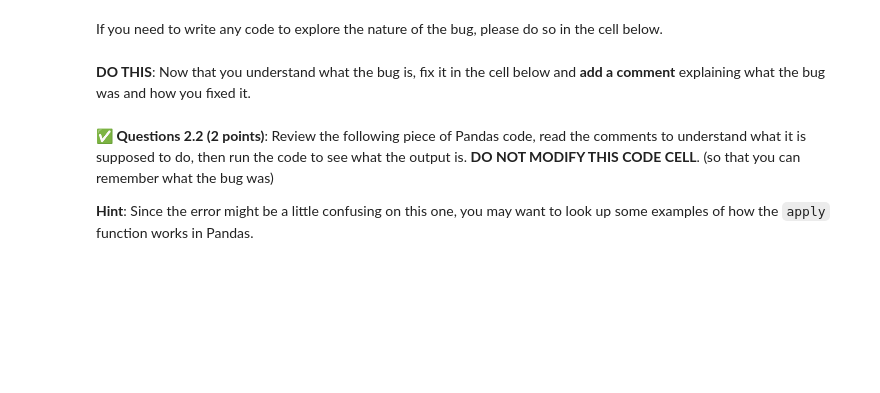
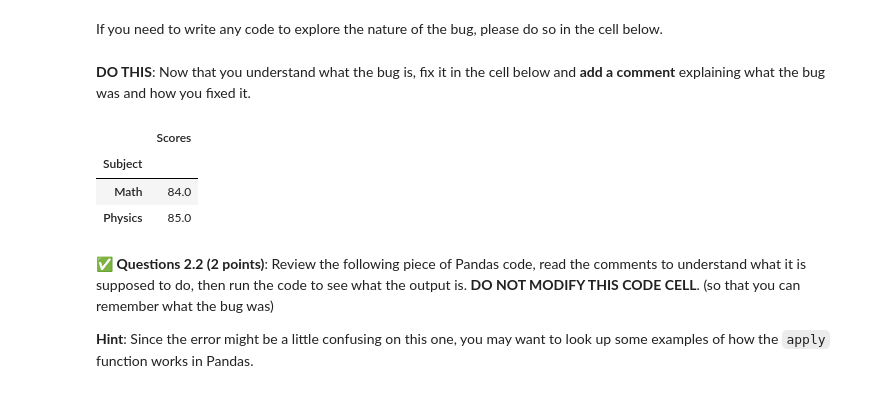
Before and after one commit to Jlozano351/CMSE202-s24-turnin, a Jupyter notebook: hw-01/HW-01_GitPracticeDebuggingPythonPackagesAndClasses-Juan José Lozano González.ipynb, the cells around one changed output. Saved outputs shown, nothing was run; the diff lists cells and outputs as text; code cells hidden in the pictures; blank space fills up the shorter version.

```diff
--- a/hw-01/HW-01_GitPracticeDebuggingPythonPackagesAndClasses-Juan José Lozano González.ipynb
+++ b/hw-01/HW-01_GitPracticeDebuggingPythonPackagesAndClasses-Juan José Lozano González.ipynb
@@ -217,3 +217,18 @@ If you need to write any code to explore the nature of the bug, please do so in
+# %%
+# Group df by column 'Subject' and take the mean
+
+df = pd.DataFrame({'Subject': ['Physics', 'Math',
+                              'Math', 'Physics'],
+                   'Scores': [88, 76, 92, 82]})
+
+#One should use .groupby not .group
+
+df.groupby('Subject').mean()
+# %% [output]
+|  | Scores |
+| Subject |  |
+| Math | 84.0 |
+| Physics | 85.0 |
 # %% [markdown]
 &#9989; **Questions 2.2 (2 points)**: Review the following piece of Pandas code, read the comments to understand what it is supposed to do, then run the code to see what the output is. **DO NOT MODIFY THIS CODE CELL**. (so that you can remember what the bug was)
 
```
Also changed, not shown: parts of 8 cells of this notebook, 1 other file.
